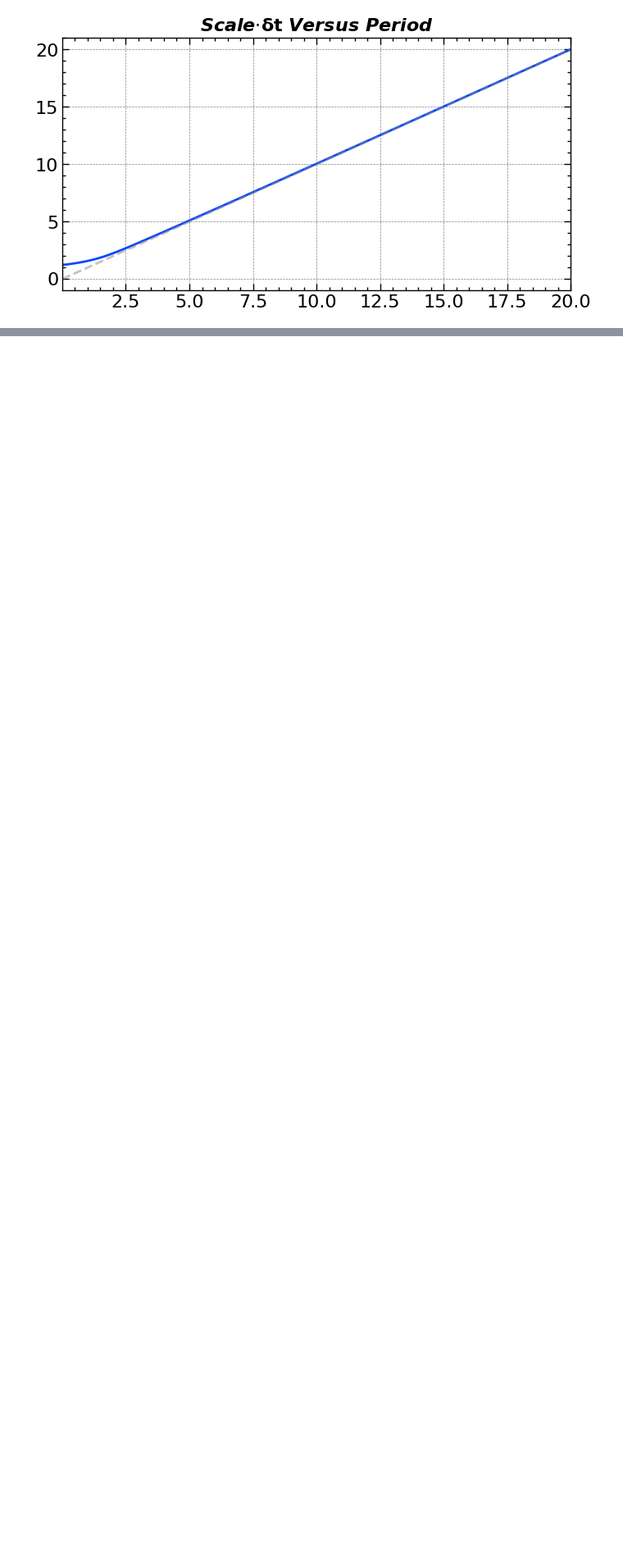
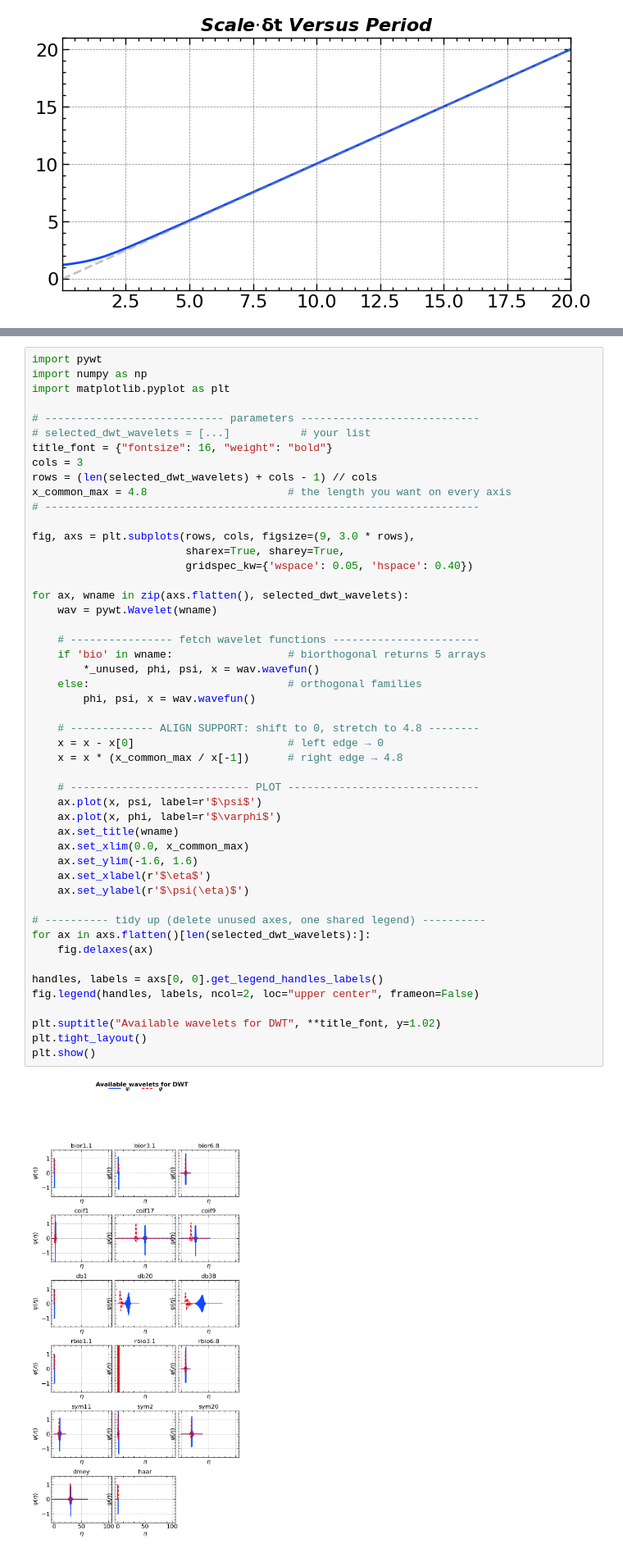
Before and after one commit to jiutongzhao/Time-Series-Data-Analysis, a Jupyter notebook: chap7.ipynb, the cells around one changed output, grey strips where cells are left out. Shown at 82% size. Drawn from its saved outputs; the diff is of its cells as text; blank space fills up the shorter version.

```diff
--- a/chap7.ipynb
+++ b/chap7.ipynb
@@ -187,0 +324,51 @@ np.float64(0.5)
+# %%
+import pywt
+import numpy as np
+import matplotlib.pyplot as plt
+
+# ---------------------------- parameters ----------------------------
+# selected_dwt_wavelets = [...]           # your list
+title_font = {"fontsize": 16, "weight": "bold"}
+cols = 3
+rows = (len(selected_dwt_wavelets) + cols - 1) // cols
+x_common_max = 4.8                      # the length you want on every axis
+# --------------------------------------------------------------------
+
+fig, axs = plt.subplots(rows, cols, figsize=(9, 3.0 * rows),
+                        sharex=True, sharey=True,
+                        gridspec_kw={'wspace': 0.05, 'hspace': 0.40})
+
+for ax, wname in zip(axs.flatten(), selected_dwt_wavelets):
+    wav = pywt.Wavelet(wname)
+
+    # ---------------- fetch wavelet functions -----------------------
+    if 'bio' in wname:                  # biorthogonal returns 5 arrays
+        *_unused, phi, psi, x = wav.wavefun()
+    else:                               # orthogonal families
+        phi, psi, x = wav.wavefun()
+
+    # ------------- ALIGN SUPPORT: shift to 0, stretch to 4.8 --------
+    x = x - x[0]                        # left edge → 0
+    x = x * (x_common_max / x[-1])      # right edge → 4.8
+
+    # ---------------------------- PLOT ------------------------------
+    ax.plot(x, psi, label=r'$\psi$')
+    ax.plot(x, phi, label=r'$\varphi$')
+    ax.set_title(wname)
+    ax.set_xlim(0.0, x_common_max)
+    ax.set_ylim(-1.6, 1.6)
+    ax.set_xlabel(r'$\eta$')
+    ax.set_ylabel(r'$\psi(\eta)$')
+
+# ---------- tidy up (delete unused axes, one shared legend) ----------
+for ax in axs.flatten()[len(selected_dwt_wavelets):]:
+    fig.delaxes(ax)
+
+handles, labels = axs[0, 0].get_legend_handles_labels()
+fig.legend(handles, labels, ncol=2, loc="upper center", frameon=False)
+
+plt.suptitle("Available wavelets for DWT", **title_font, y=1.02)
+plt.tight_layout()
+plt.show()
+# %% [output]
+[figure, added]
```
Also changed, not shown: parts of 7 cells of this notebook, 22 other files.
